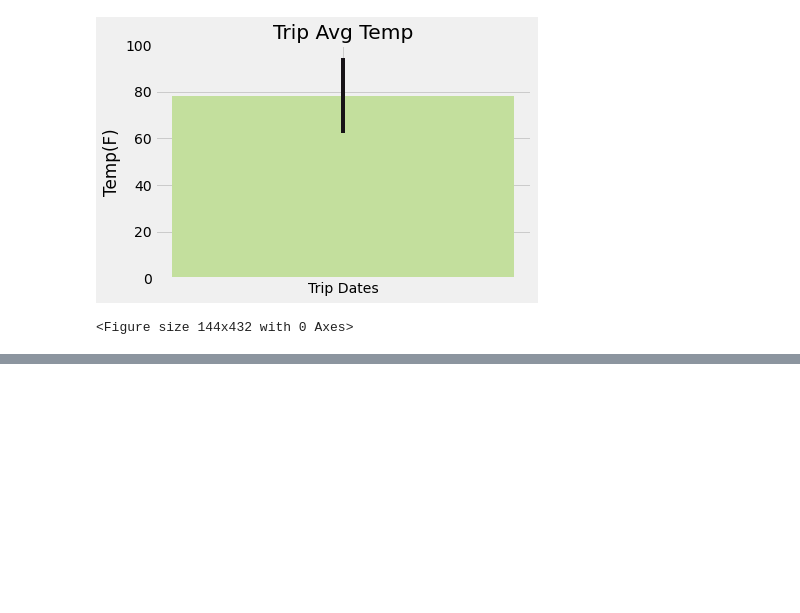
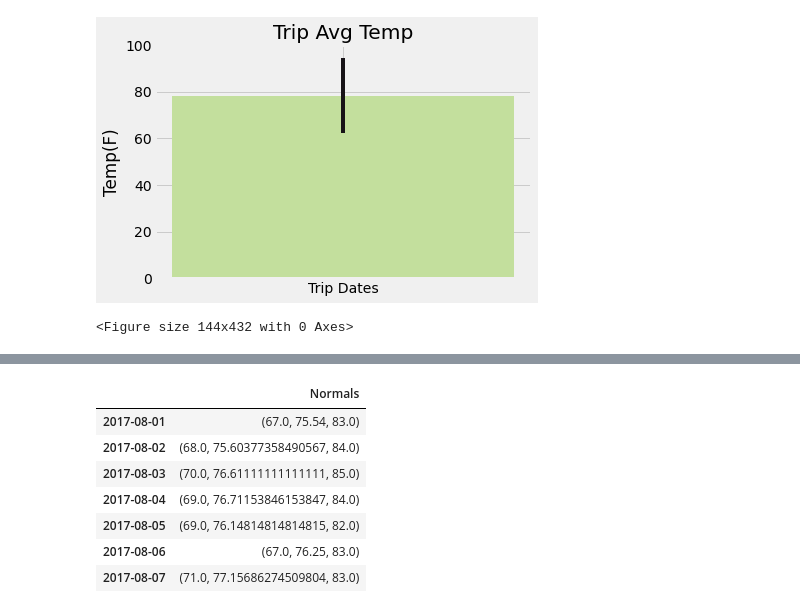
Before and after one commit to zarzarbinks0702/Hawaii-Precipitation-and-Temperature-Review, a Jupyter notebook: temp_analysis_II.ipynb, the cells around one changed output, grey strips where cells are left out. Cells and saved outputs as stored; diff of their text form; code cells hidden in the pictures; blank space fills up the shorter version.

```diff
--- a/temp_analysis_II.ipynb
+++ b/temp_analysis_II.ipynb
@@ -72,0 +109,11 @@ plt.show()
+# %%
+#start and end date of the trip
+start_date = dt.date(2017, 8, 1)
+end_date = dt.date(2017, 8, 7)
+# %%
+#date_range function from user bvdet(https://bytes.com/topic/python/answers/774887-how-create-list-dates-between-two-dates)
+def date_range(start, end):
+    r = (end + dt.timedelta(days=1) - start).days
+    return [start + dt.timedelta(days=i) for i in range(r)]
+
+trip_range = date_range(start_date, end_date)
@@ -72,0 +146,14 @@ plt.show()
+# %%
+#create a dataframe of the previous data
+normals_df = pd.DataFrame(normals, columns=['Normals'], index=(trip_range))
+
+normals_df
+# %% [output]
+|  | Normals |
+| 2017-08-01 | (67.0, 75.54, 83.0) |
+| 2017-08-02 | (68.0, 75.60377358490567, 84.0) |
+| 2017-08-03 | (70.0, 76.61111111111111, 85.0) |
+| 2017-08-04 | (69.0, 76.71153846153847, 84.0) |
+| 2017-08-05 | (69.0, 76.14814814814815, 82.0) |
+| 2017-08-06 | (67.0, 76.25, 83.0) |
+| 2017-08-07 | (71.0, 77.15686274509804, 83.0) |
```
Also changed, not shown: parts of 13 cells of this notebook.
